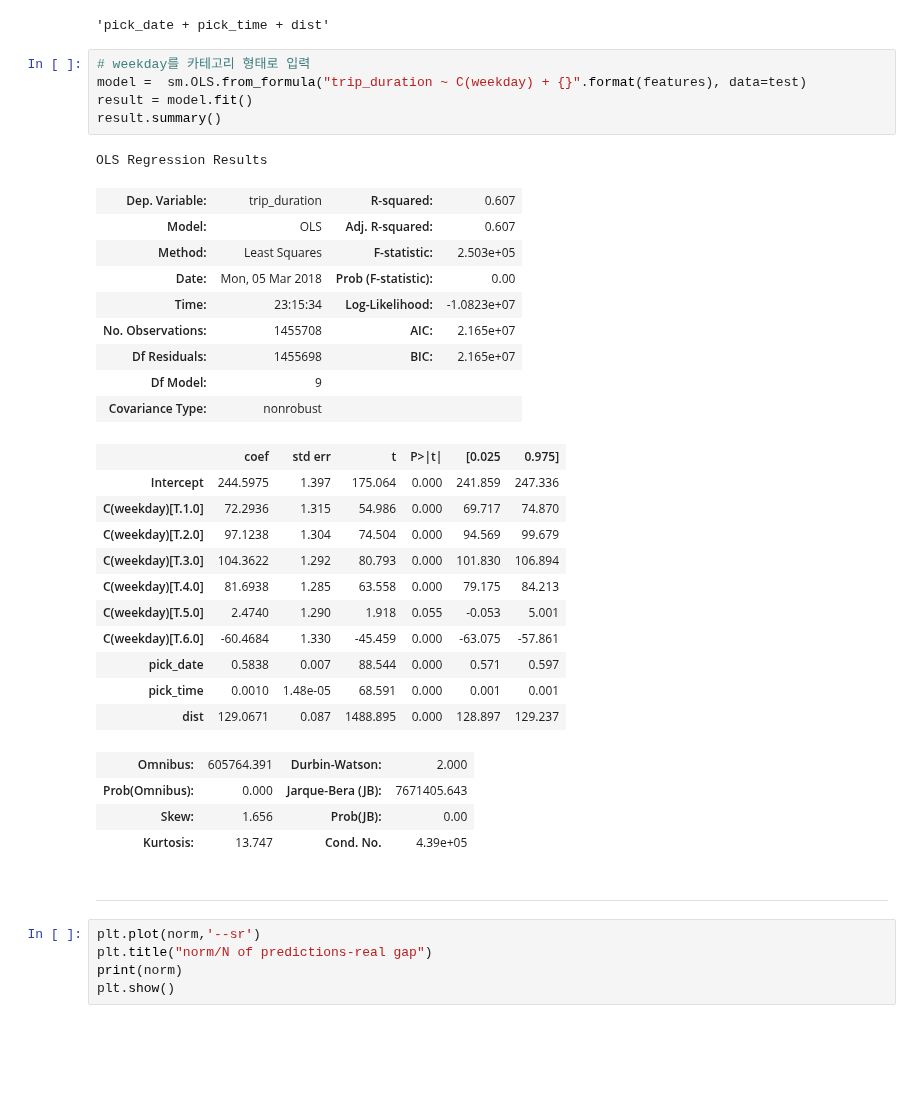
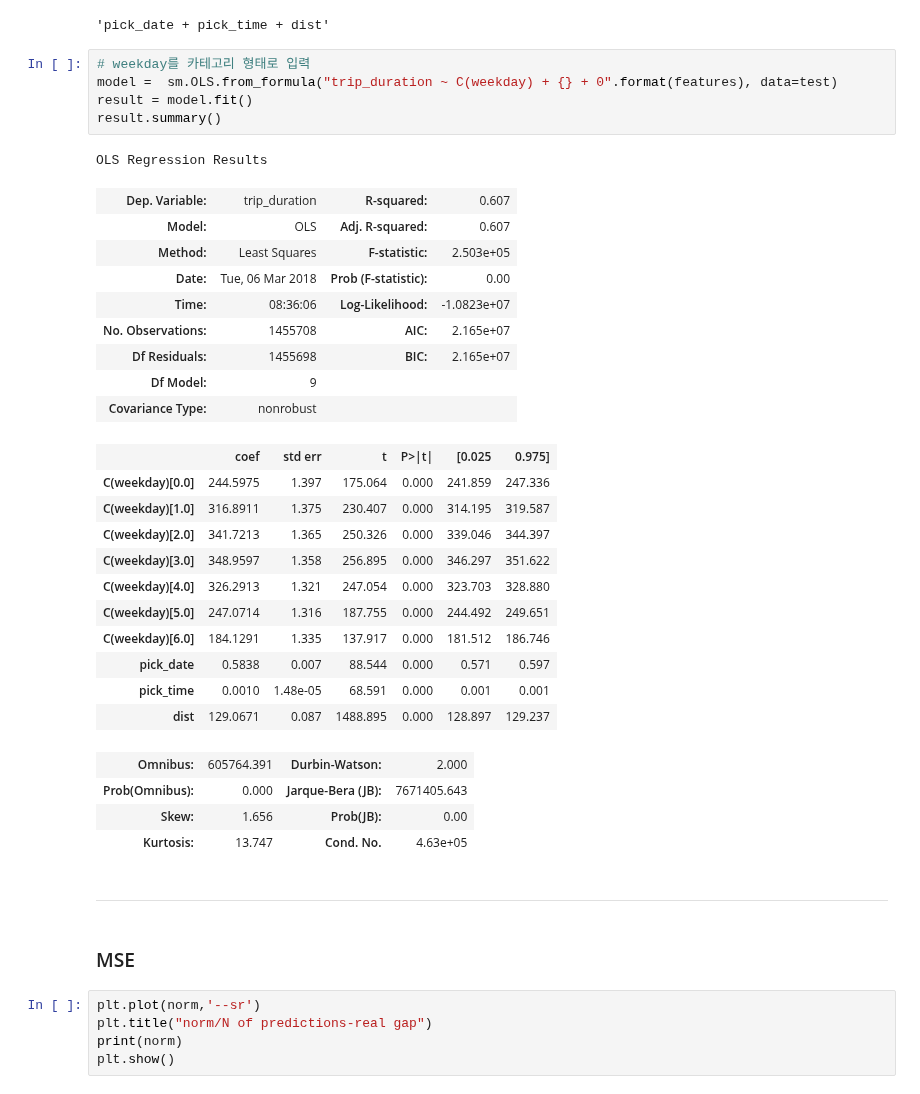
Before and after one commit to Moons08/dss-project-taxi, a Jupyter notebook: Mk/regression_test.ipynb, the cells around one changed output. Cells and saved outputs as stored; diff of their text form; blank space fills up the shorter version.

```diff
--- a/Mk/regression_test.ipynb
+++ b/Mk/regression_test.ipynb
@@ -307,37 +307,39 @@ features
 'pick_date + pick_time + dist'
 # %%
 # weekday를 카테고리 형태로 입력
-model =  sm.OLS.from_formula("trip_duration ~ C(weekday) + {}".format(features), data=test)
+model =  sm.OLS.from_formula("trip_duration ~ C(weekday) + {} + 0".format(features), data=test)
 result = model.fit()
 result.summary()
 # %% [output]
 OLS Regression Results
 | Dep. Variable: | trip_duration | R-squared: | 0.607 |
 | Model: | OLS | Adj. R-squared: | 0.607 |
 | Method: | Least Squares | F-statistic: | 2.503e+05 |
-| Date: | Mon, 05 Mar 2018 | Prob (F-statistic): | 0.00 |
-| Time: | 23:15:34 | Log-Likelihood: | -1.0823e+07 |
+| Date: | Tue, 06 Mar 2018 | Prob (F-statistic): | 0.00 |
+| Time: | 08:36:06 | Log-Likelihood: | -1.0823e+07 |
 | No. Observations: | 1455708 | AIC: | 2.165e+07 |
 | Df Residuals: | 1455698 | BIC: | 2.165e+07 |
 | Df Model: | 9 |  |  |
 | Covariance Type: | nonrobust |  |  |
 |  | coef | std err | t | P>|t| | [0.025 | 0.975] |
-| Intercept | 244.5975 | 1.397 | 175.064 | 0.000 | 241.859 | 247.336 |
-| C(weekday)[T.1.0] | 72.2936 | 1.315 | 54.986 | 0.000 | 69.717 | 74.870 |
-| C(weekday)[T.2.0] | 97.1238 | 1.304 | 74.504 | 0.000 | 94.569 | 99.679 |
-| C(weekday)[T.3.0] | 104.3622 | 1.292 | 80.793 | 0.000 | 101.830 | 106.894 |
-| C(weekday)[T.4.0] | 81.6938 | 1.285 | 63.558 | 0.000 | 79.175 | 84.213 |
-| C(weekday)[T.5.0] | 2.4740 | 1.290 | 1.918 | 0.055 | -0.053 | 5.001 |
-| C(weekday)[T.6.0] | -60.4684 | 1.330 | -45.459 | 0.000 | -63.075 | -57.861 |
+| C(weekday)[0.0] | 244.5975 | 1.397 | 175.064 | 0.000 | 241.859 | 247.336 |
+| C(weekday)[1.0] | 316.8911 | 1.375 | 230.407 | 0.000 | 314.195 | 319.587 |
+| C(weekday)[2.0] | 341.7213 | 1.365 | 250.326 | 0.000 | 339.046 | 344.397 |
+| C(weekday)[3.0] | 348.9597 | 1.358 | 256.895 | 0.000 | 346.297 | 351.622 |
+| C(weekday)[4.0] | 326.2913 | 1.321 | 247.054 | 0.000 | 323.703 | 328.880 |
+| C(weekday)[5.0] | 247.0714 | 1.316 | 187.755 | 0.000 | 244.492 | 249.651 |
+| C(weekday)[6.0] | 184.1291 | 1.335 | 137.917 | 0.000 | 181.512 | 186.746 |
 | pick_date | 0.5838 | 0.007 | 88.544 | 0.000 | 0.571 | 0.597 |
 | pick_time | 0.0010 | 1.48e-05 | 68.591 | 0.000 | 0.001 | 0.001 |
 | dist | 129.0671 | 0.087 | 1488.895 | 0.000 | 128.897 | 129.237 |
 | Omnibus: | 605764.391 | Durbin-Watson: | 2.000 |
 | Prob(Omnibus): | 0.000 | Jarque-Bera (JB): | 7671405.643 |
 | Skew: | 1.656 | Prob(JB): | 0.00 |
-| Kurtosis: | 13.747 | Cond. No. | 4.39e+05 |
+| Kurtosis: | 13.747 | Cond. No. | 4.63e+05 |
 # %% [markdown]
 ---
+# %% [markdown]
+### MSE
 # %%
 plt.plot(norm,'--sr')
 plt.title("norm/N of predictions-real gap")
```
Also changed, not shown: parts of 3 cells of this notebook.
